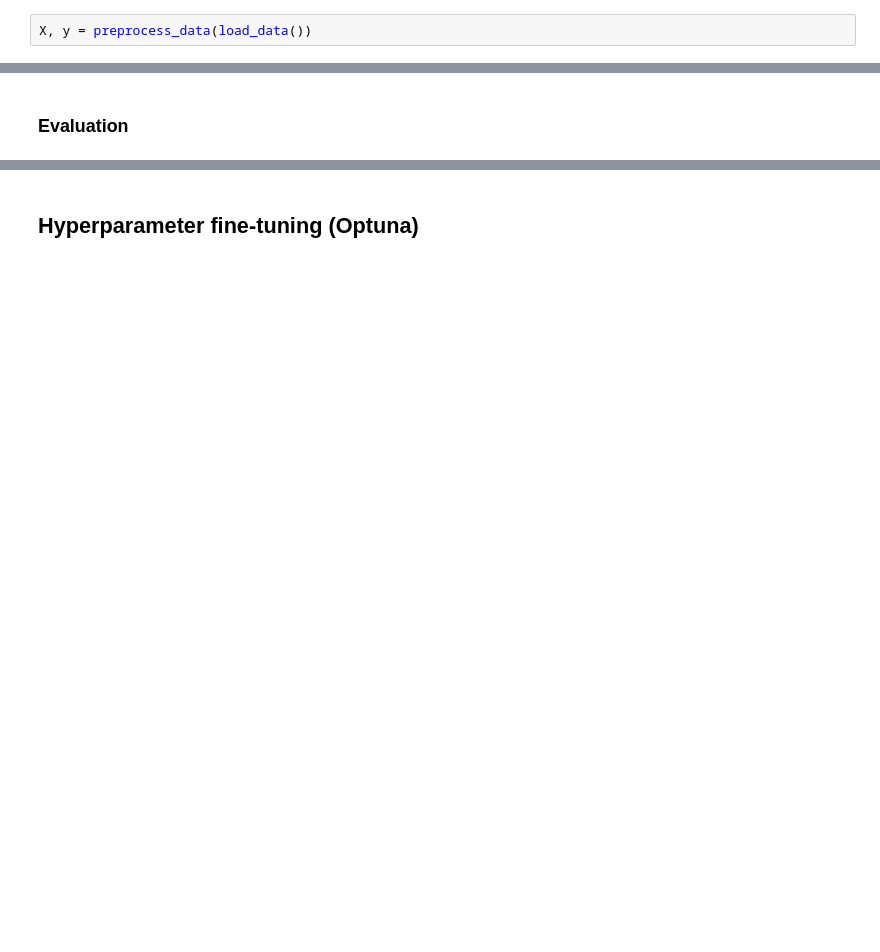
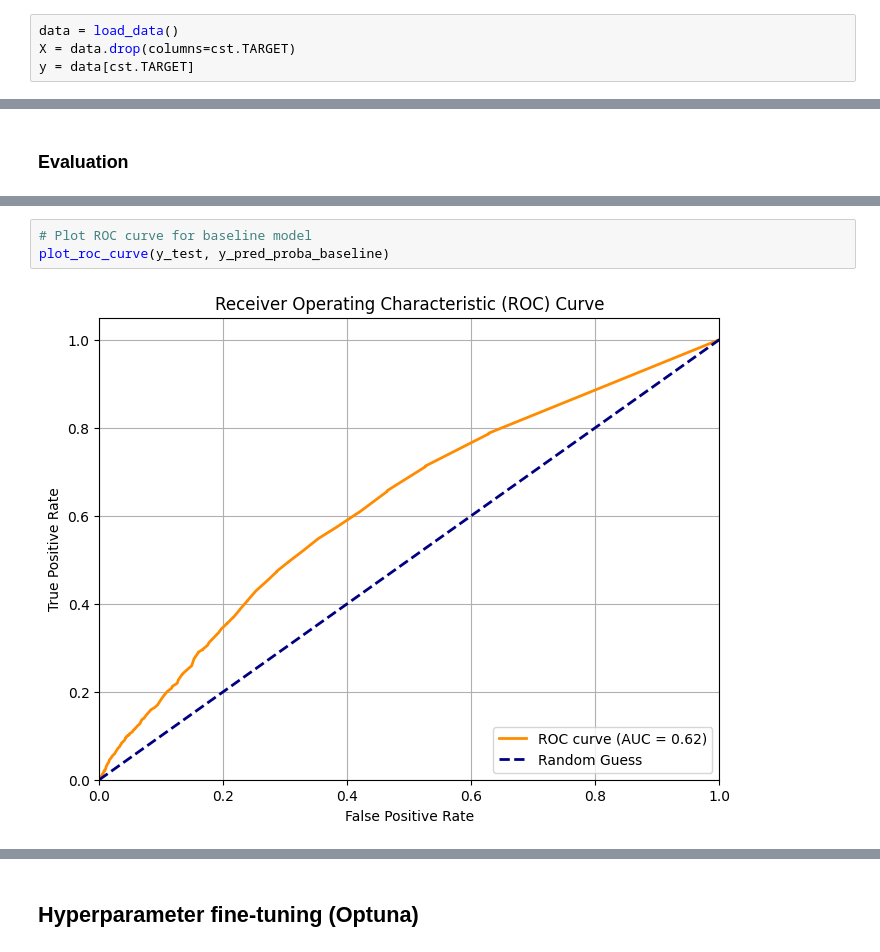
Before and after one commit to auggy-ntn/finance-lending-game, a Jupyter notebook: notebooks/random_forest.ipynb, the cells around one changed output, grey strips where cells are left out. Drawn from its saved outputs; the diff is of its cells as text; blank space fills up the shorter version.

```diff
--- a/notebooks/random_forest.ipynb
+++ b/notebooks/random_forest.ipynb
@@ -13,7 +21,9 @@ from src.utils.save_model import save_model
 # %% [markdown]
 # Load Data
 # %%
-X, y = preprocess_data(load_data())
+data = load_data()
+X = data.drop(columns=cst.TARGET)
+y = data[cst.TARGET]
 # %% [markdown]
 # Model
 # %% [markdown]
@@ -41,0 +123,5 @@ F1-Score:  0.1278 (12.78%)
+# %%
+# Plot ROC curve for baseline model
+plot_roc_curve(y_test, y_pred_proba_baseline)
+# %% [output]
+[figure, added]
```
Also changed, not shown: parts of 23 cells of this notebook, 25 other files.
